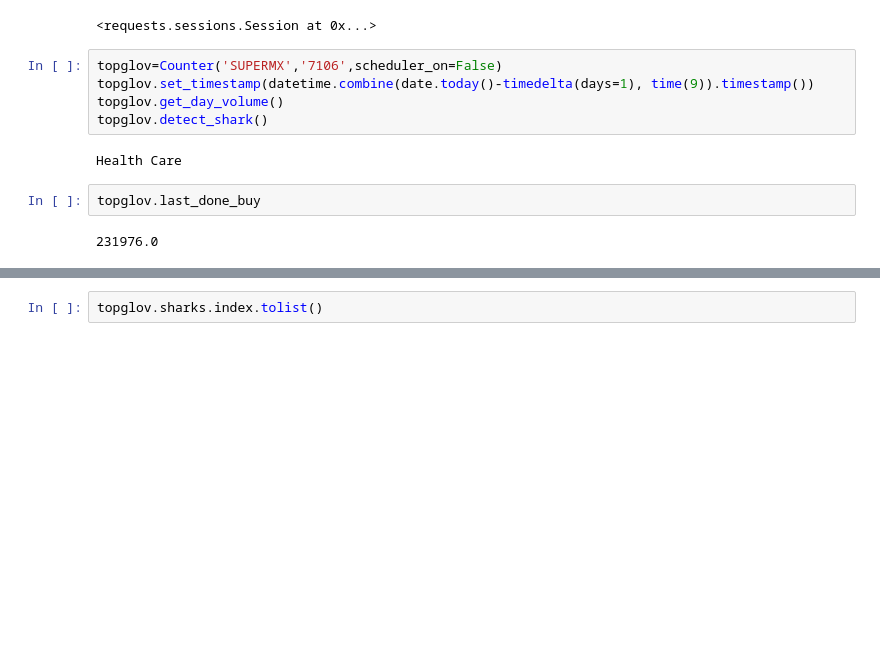
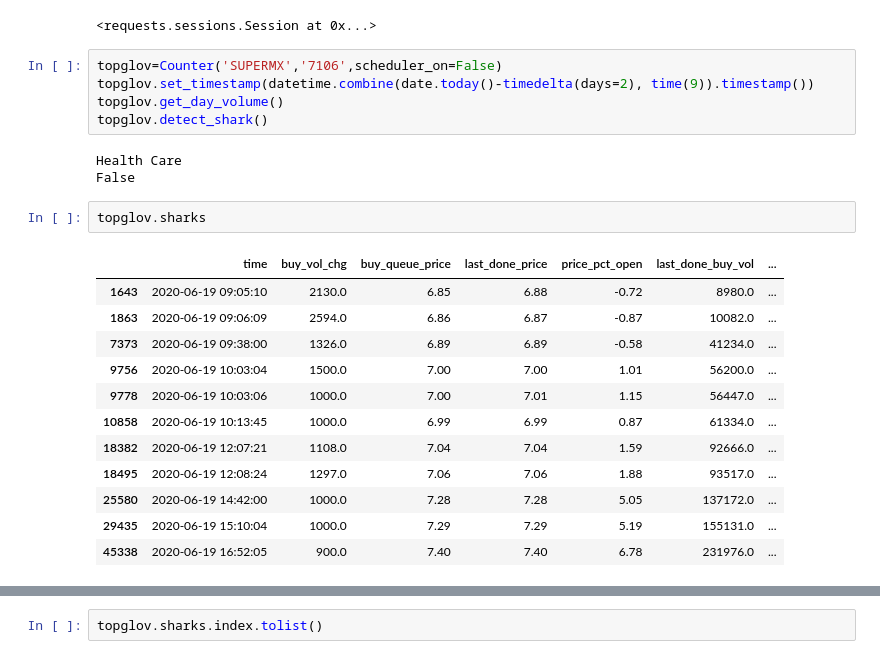
Before and after one commit to chiupc/SharkDetector, a Jupyter notebook: src/quote_movements_analysis.ipynb, the cells around one changed output, grey strips where cells are left out. Cells and saved outputs as stored; diff of their text form; blank space fills up the shorter version.

```diff
--- a/src/quote_movements_analysis.ipynb
+++ b/src/quote_movements_analysis.ipynb
@@ -343,12 +344,24 @@ generate_session()
 <requests.sessions.Session at 0x...>
 # %%
 topglov=Counter('SUPERMX','7106',scheduler_on=False)
-topglov.set_timestamp(datetime.combine(date.today()-timedelta(days=1), time(9)).timestamp())
+topglov.set_timestamp(datetime.combine(date.today()-timedelta(days=2), time(9)).timestamp())
 topglov.get_day_volume()
 topglov.detect_shark()
 # %% [output]
 Health Care
+False
 # %%
-topglov.last_done_buy
+topglov.sharks
 # %% [output]
-231976.0
+|  | time | buy_vol_chg | buy_queue_price | last_done_price | price_pct_open | last_done_buy_vol | ... |
+| 1643 | 2020-06-19 09:05:10 | 2130.0 | 6.85 | 6.88 | -0.72 | 8980.0 | ... |
+| 1863 | 2020-06-19 09:06:09 | 2594.0 | 6.86 | 6.87 | -0.87 | 10082.0 | ... |
+| 7373 | 2020-06-19 09:38:00 | 1326.0 | 6.89 | 6.89 | -0.58 | 41234.0 | ... |
+| 9756 | 2020-06-19 10:03:04 | 1500.0 | 7.00 | 7.00 | 1.01 | 56200.0 | ... |
+| 9778 | 2020-06-19 10:03:06 | 1000.0 | 7.00 | 7.01 | 1.15 | 56447.0 | ... |
+| 10858 | 2020-06-19 10:13:45 | 1000.0 | 6.99 | 6.99 | 0.87 | 61334.0 | ... |
+| 18382 | 2020-06-19 12:07:21 | 1108.0 | 7.04 | 7.04 | 1.59 | 92666.0 | ... |
+| 18495 | 2020-06-19 12:08:24 | 1297.0 | 7.06 | 7.06 | 1.88 | 93517.0 | ... |
+| 25580 | 2020-06-19 14:42:00 | 1000.0 | 7.28 | 7.28 | 5.05 | 137172.0 | ... |
+| 29435 | 2020-06-19 15:10:04 | 1000.0 | 7.29 | 7.29 | 5.19 | 155131.0 | ... |
+| 45338 | 2020-06-19 16:52:05 | 900.0 | 7.40 | 7.40 | 6.78 | 231976.0 | ... |
```
Also changed, not shown: parts of 10 cells of this notebook, 35 other files.
